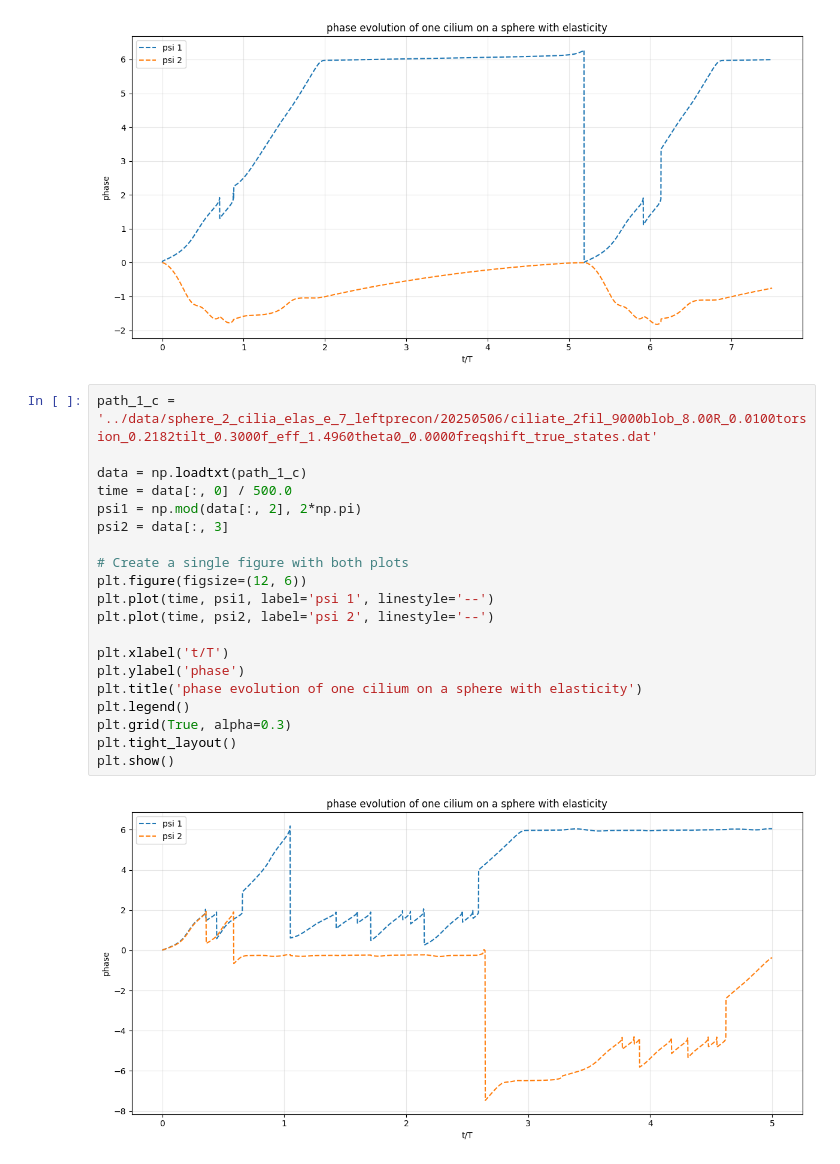
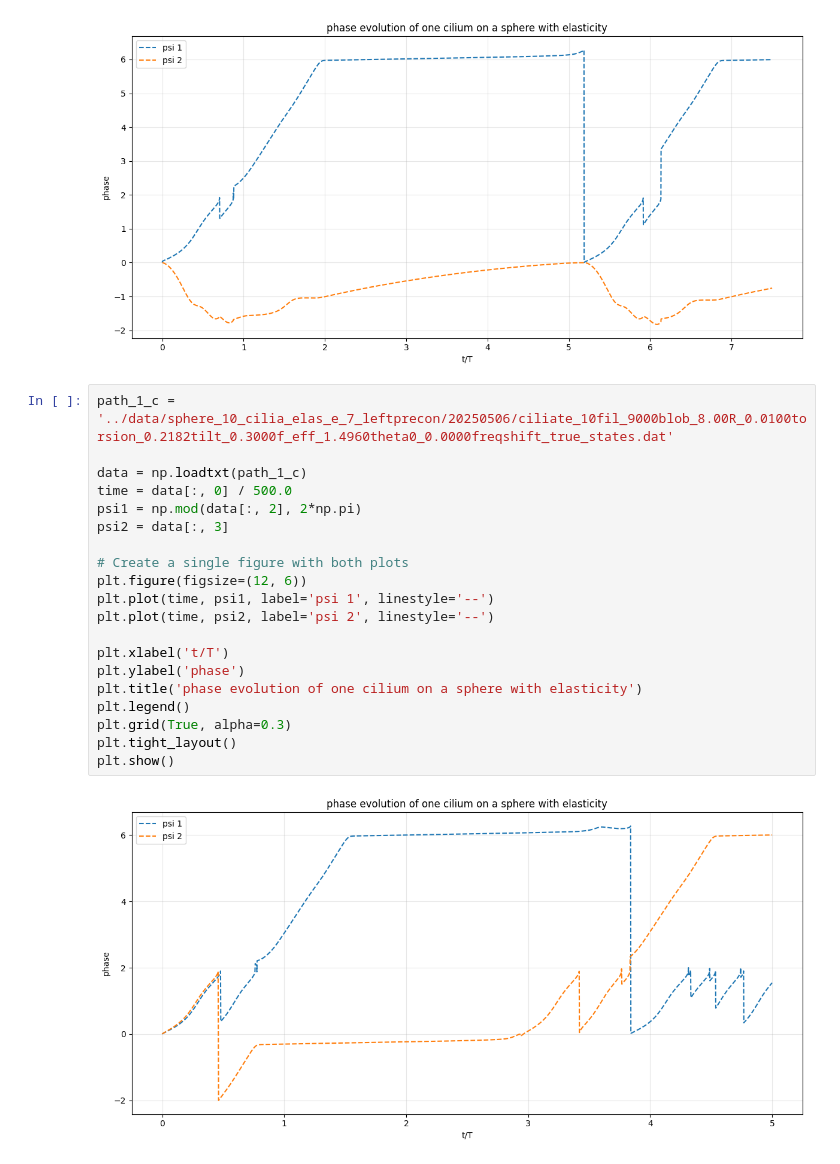
Before and after one commit to Biofluid-Dynamics-Group/cuda-filaments, a Jupyter notebook: analysis/emergent.ipynb, the cells around one changed output. Drawn from its saved outputs; the diff is of its cells as text.

```diff
--- a/analysis/emergent.ipynb
+++ b/analysis/emergent.ipynb
@@ -207,24 +207,24 @@ plt.show()
 # %% [output]
 [figure]
 # %%
-path_1_c = '../data/sphere_2_cilia_elas_e_7_leftprecon/20250506/ciliate_2fil_9000blob_8.00R_0.0100torsion_0.2182tilt_0.3000f_eff_1.4960theta0_0.0000freqshift_true_states.dat'
+path_1_c = '../data/sphere_10_cilia_elas_e_7_leftprecon/20250506/ciliate_10fil_9000blob_8.00R_0.0100torsion_0.2182tilt_0.3000f_eff_1.4960theta0_0.0000freqshift_true_states.dat'
 
 data = np.loadtxt(path_1_c)
 time = data[:, 0] / 500.0
 psi1 = np.mod(data[:, 2], 2*np.pi)
 psi2 = data[:, 3]
 
 # Create a single figure with both plots
 plt.figure(figsize=(12, 6))
 plt.plot(time, psi1, label='psi 1', linestyle='--')
 plt.plot(time, psi2, label='psi 2', linestyle='--')
 
 plt.xlabel('t/T')
 plt.ylabel('phase')
 plt.title('phase evolution of one cilium on a sphere with elasticity')
 plt.legend()
 plt.grid(True, alpha=0.3)
 plt.tight_layout()
 plt.show()
 # %% [output]
-[figure, old version]
+[figure, new version]
```
Also changed, not shown: parts of 4 cells of this notebook, 2 other files.
